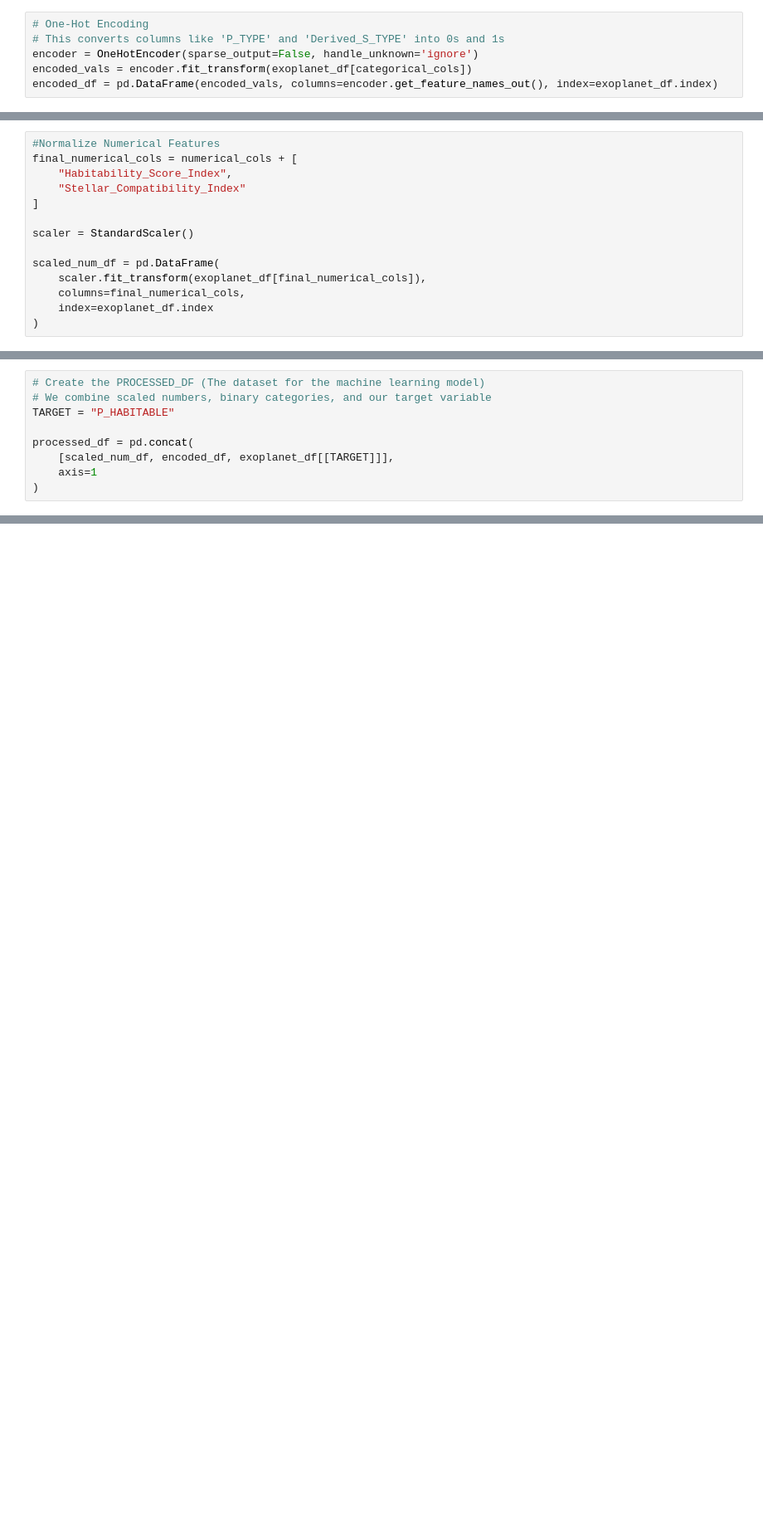
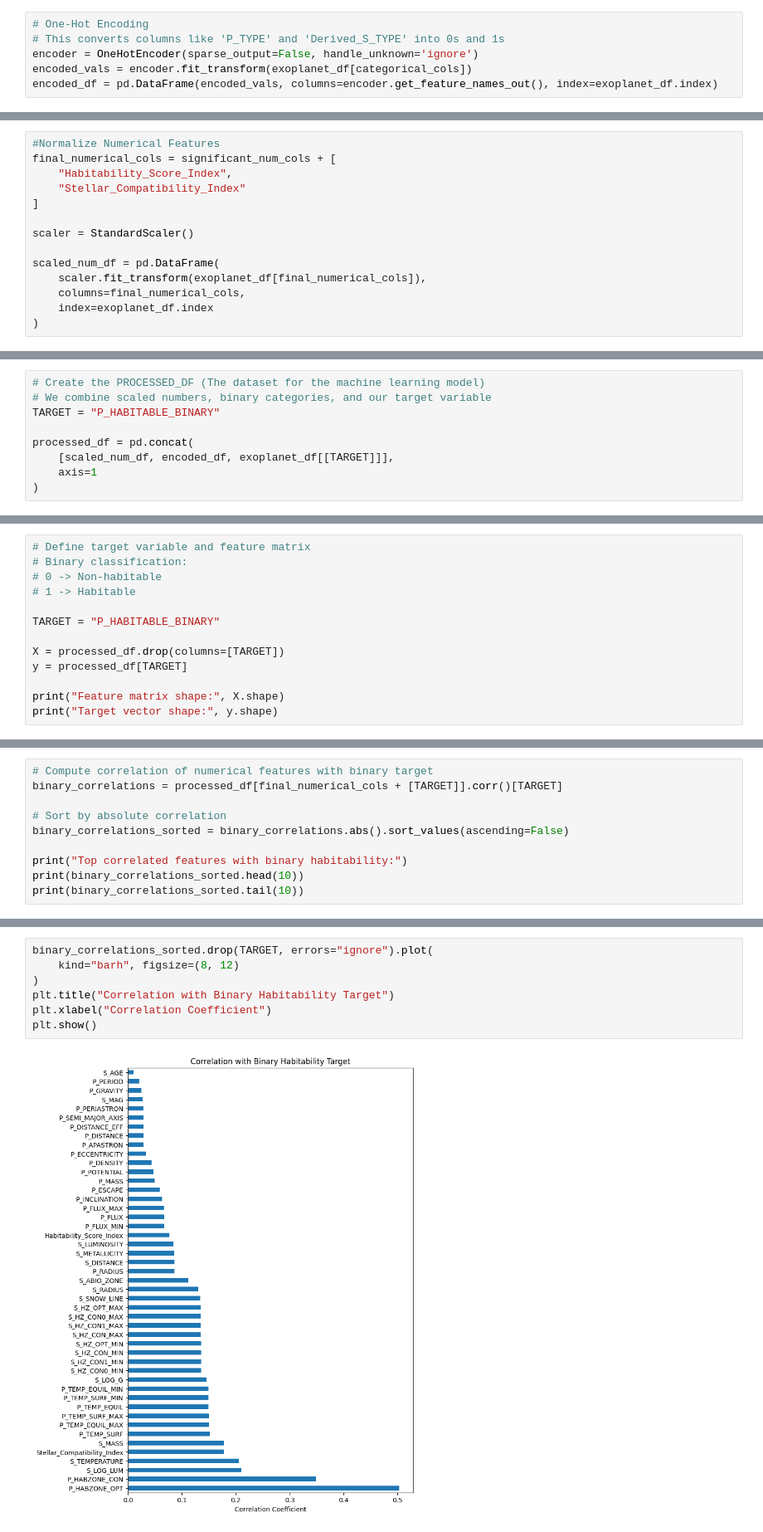
Before and after one commit to varshini-nandula/exohabitai, a Jupyter notebook: exoplanets.ipynb, the cells around one changed output, grey strips where cells are left out. Shown: that part at 83% size. Saved outputs shown, nothing was run; the diff lists cells and outputs as text; blank space fills up the shorter version.

```diff
--- a/exoplanets.ipynb
+++ b/exoplanets.ipynb
@@ -443,7 +448,7 @@ exoplanet_df["Stellar_Compatibility_Index"] = MinMaxScaler().fit_transform(
 )
 # %%
 #Normalize Numerical Features
-final_numerical_cols = numerical_cols + [
+final_numerical_cols = significant_num_cols + [
     "Habitability_Score_Index",
     "Stellar_Compatibility_Index"
 ]
@@ -458,7 +523,7 @@ scaled_num_df = pd.DataFrame(
 # %%
 # Create the PROCESSED_DF (The dataset for the machine learning model)
 # We combine scaled numbers, binary categories, and our target variable
-TARGET = "P_HABITABLE"
+TARGET = "P_HABITABLE_BINARY"
 
 processed_df = pd.concat(
     [scaled_num_df, encoded_df, exoplanet_df[[TARGET]]],
@@ -525,0 +581,13 @@ plt.show()
+# %%
+# Define target variable and feature matrix
+# Binary classification:
+# 0 -> Non-habitable
+# 1 -> Habitable
+
+TARGET = "P_HABITABLE_BINARY"
+
+X = processed_df.drop(columns=[TARGET])
+y = processed_df[TARGET]
+
+print("Feature matrix shape:", X.shape)
+print("Target vector shape:", y.shape)
@@ -525,0 +597,10 @@ plt.show()
+# %%
+# Compute correlation of numerical features with binary target
+binary_correlations = processed_df[final_numerical_cols + [TARGET]].corr()[TARGET]
+
+# Sort by absolute correlation
+binary_correlations_sorted = binary_correlations.abs().sort_values(ascending=False)
+
+print("Top correlated features with binary habitability:")
+print(binary_correlations_sorted.head(10))
+print(binary_correlations_sorted.tail(10))
@@ -525,0 +660,9 @@ plt.show()
+# %%
+binary_correlations_sorted.drop(TARGET, errors="ignore").plot(
+    kind="barh", figsize=(8, 12)
+)
+plt.title("Correlation with Binary Habitability Target")
+plt.xlabel("Correlation Coefficient")
+plt.show()
+# %% [output]
+[figure, added]
```
Also changed, not shown: parts of 18 cells of this notebook, 1 other file.
